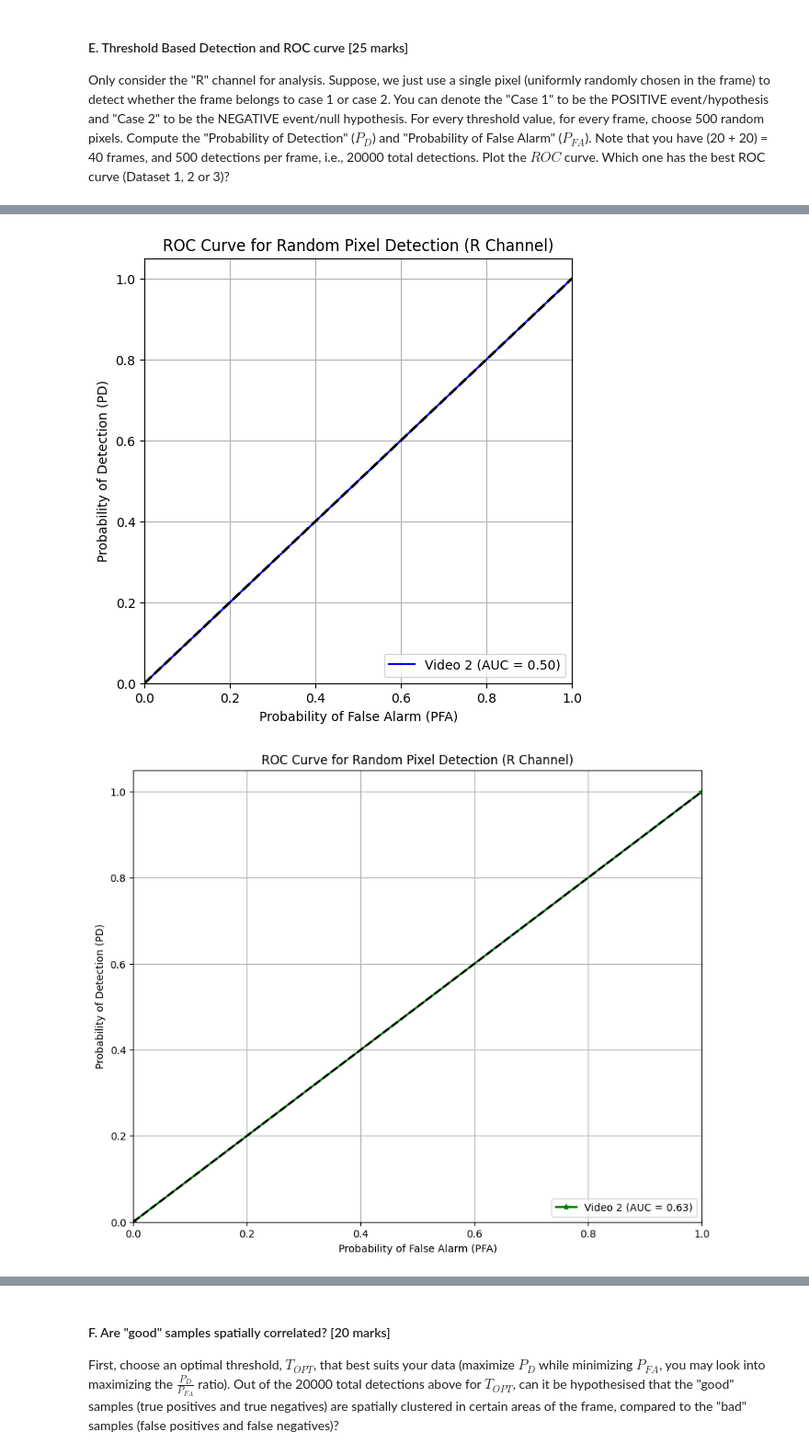
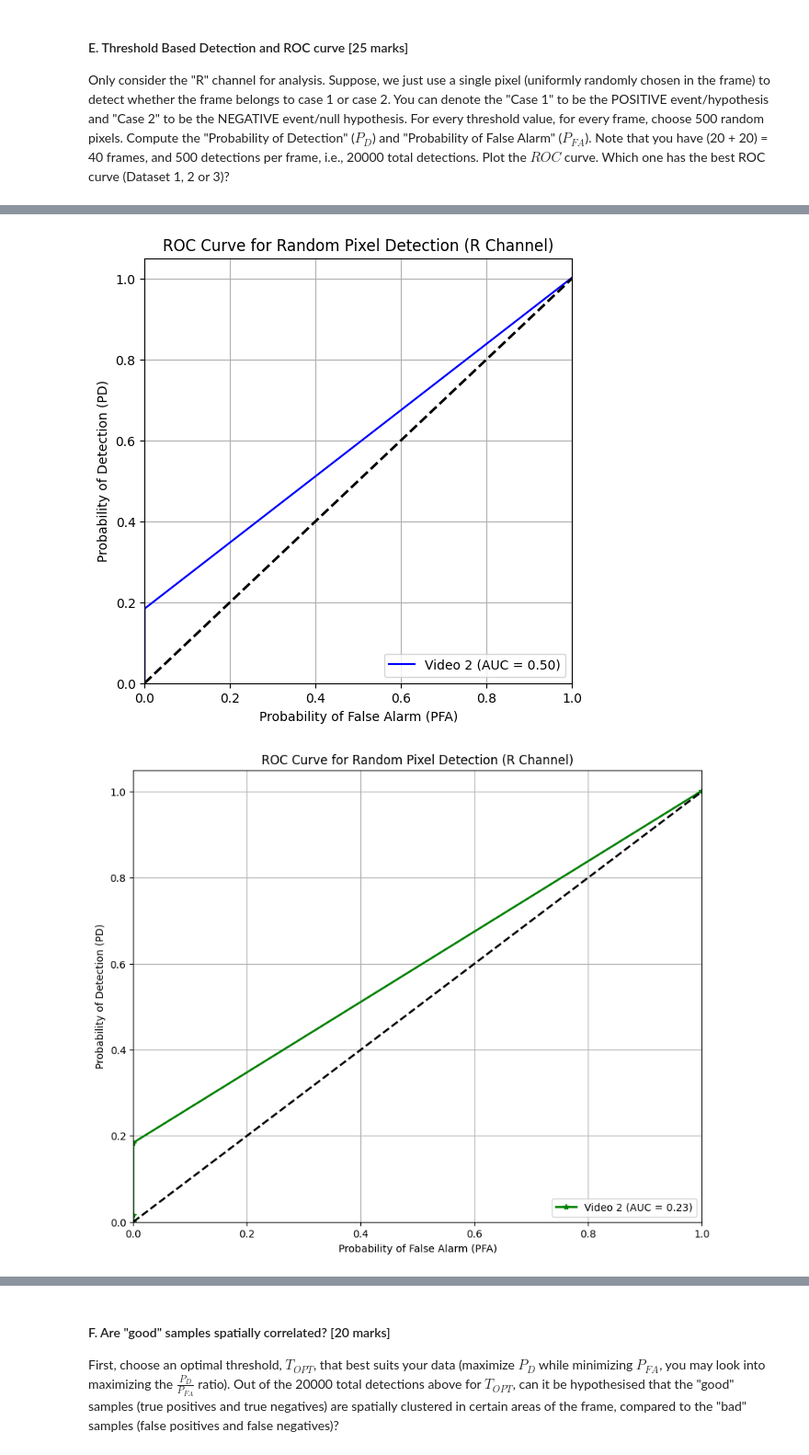
Before and after one commit to dipendughosh/programs, a Jupyter notebook: mtech_2023/sem-3/ssiot/ass-1/CS23M509_CS6650D24/homework1_UoP6650_D24-2.ipynb, the cells around one changed output, grey strips where cells are left out. Shown at 92% size. Cells and saved outputs as stored; diff of their text form; code cells hidden in the pictures.

```diff
--- a/mtech_2023/sem-3/ssiot/ass-1/CS23M509_CS6650D24/homework1_UoP6650_D24-2.ipynb
+++ b/mtech_2023/sem-3/ssiot/ass-1/CS23M509_CS6650D24/homework1_UoP6650_D24-2.ipynb
@@ -289,8 +351,8 @@ def plot_intensity_metric_bpm():
 for videoIndex, frames in intensityMetrics.items():
     chunks[videoIndex] = get_random_chunk(frames, videoIndex, framesPerSecondValues[videoIndex])
     # print("chunks.len : " + str(len(chunks[videoIndex])))
-    # for chunk in chunks[videoIndex]:
-    #     print("chunk " + str(chunk))
+    for chunk in chunks[videoIndex]:
+        print("chunk " + str(chunk))
 
     timeAxes[videoIndex] = np.linspace(0, 5, len(chunks[videoIndex]))
     # print("timeAxes.len : " + str(len(timeAxes[videoIndex])))
@@ -592,8 +694,8 @@ def my_compute_roc_curve(redPixelsMax, redPixelsMin, thresholds, videoIndex, rpf
         # print("threshold - " + str(threshold/255))
 
         # Compute Pd (True Positive Rate) and Pfa (False Positive Rate)
-        Pd = np.sum(classifications[:len(redPixelsMax)+1]) / len(redPixelsMax)  # Detection rate for positive events
-        Pfa = np.sum(classifications[-len(redPixelsMin):]) / len(redPixelsMin)  # False alarm rate for negative events
+        Pd = (np.sum(classifications[:len(redPixelsMax)+1]) / len(redPixelsMax)) * 1  # Detection rate for positive events
+        Pfa = (np.sum(classifications[-len(redPixelsMin):]) / len(redPixelsMin)) * 1 # False alarm rate for negative events
 
         # print(f"threshold {threshold} tp {np.sum(classifications[:len(redPixelsMax)+1])} fp {np.sum(classifications[-len(redPixelsMin):])}")
 
@@ -659,7 +761,7 @@ def compute_roc_curve(redPixelsMax, redPixelsMin):
     return pfa, pd, thresholds, rocAuc
 
 # Function to extract R, G, B values from selected frames
-def extract_rgb_values_2D(frames, videoIndex):
+def extract_rgb_values_2D(frames, videoIndex, fact):
     redFrames = []
     greenFrames = []
     blueFrames = []
@@ -668,10 +770,21 @@ def extract_rgb_values_2D(frames, videoIndex):
         frameIndex = frame['frameIndex']
         frameTemp = videoFrames[videoIndex][frameIndex]
         blue, green, red = cv2.split(frameTemp)  # Separate B, G, R channels
+        # print(red.shape)
+        # print(avgRed[videoIndex].shape)
 
+        averageIntensityRed = np.mean(avgRed[videoIndex]) + fact
+        averageIntensityGreen = np.mean(avgGreen[videoIndex]) + fact
+        averageIntensityBlue = np.mean(avgBlue[videoIndex]) + fact
+
+        red = (red - averageIntensityRed)
+        green = (green - averageIntensityGreen)
+        blue = (blue - averageIntensityBlue)
         redFrames.append(red)
         greenFrames.append(green)
         blueFrames.append(blue)
+        # print(redFrames.shape)
+        break
 
     return redFrames, greenFrames, blueFrames
 
@@ -683,6 +796,7 @@ def random_pixel_selection(frames, numPixels=500):
 
     for frame in frames:
         # Get the dimensions of the frame (height, width)
+        # print("frame " + str(frame))
         height, width = frame.shape
 
         # Randomly select pixels from the flattened array of pixel values
@@ -722,8 +836,8 @@ def plot_roc_curves():
 
     for index, videoIndex in enumerate(videoFrames):
         # Extract R channel frames for max and min cases
-        redMax, _, _ = extract_rgb_values_2D(maxFrames[videoIndex], videoIndex)
-        redMin, _, _ = extract_rgb_values_2D(minFrames[videoIndex], videoIndex)
+        redMax, _, _ = extract_rgb_values_2D(maxFrames[videoIndex], videoIndex, 10)
+        redMin, _, _ = extract_rgb_values_2D(minFrames[videoIndex], videoIndex, -10)
 
         # print("redMax " + str(redMax))
         # print("redMin " + str(redMin))
@@ -778,32 +892,32 @@ def plot_roc_curves():
         plt.ylabel('Probability of Detection (PD)')
         plt.title('ROC Curve for Random Pixel Detection (R Channel)')
         plt.legend(loc='lower right')
         plt.grid(True)
         plt.show()
 
     return aucScores, pdPfaThresholds, redPixels, redPixelsRows, redPixelsCols
 
 # Call the function to plot ROC curves for all three videos
 aucScores, pdPfaThresholds, redPixels, redPixelsRows, redPixelsCols = plot_roc_curves()
 
 # Print AUC scores for each video
 for videoIndex, aucScore in aucScores.items():
     print(f"Video {videoIndex} AUC Score: {aucScore:.2f}")
 
 # Determine the video with the best AUC score
 bestVideoId = max(aucScores, key=aucScores.get)
 print(f"\nThe video with the best ROC curve (highest AUC) is Video {bestVideoId} with an AUC score of {aucScores[bestVideoId]:.2f}")
 
 # Print PD and PFA values for each video
 # for video_id, values in pdPfaThresholds.items():
 #     pd_values = values["PD"]
 #     pfa_values = values["PFA"]
 #     thres_values = values["Thresholds"]
 #     print(f"\nVideo {video_id} PD and PFA values:")
 #     for i, (pd, pfa) in enumerate(zip(pd_values, pfa_values)):
 #         print(f"Threshold {i+1}: PD = {pd:.4f}, PFA = {pfa:.4f}, Thresholds = {thres_values}")
 # %% [output]
 [figure]
 [figure]
-[figure, old version]
+[figure, new version]
-[figure, old version]
+[figure, new version]
```
Also changed, not shown: parts of 7 cells of this notebook, 30 other files.
